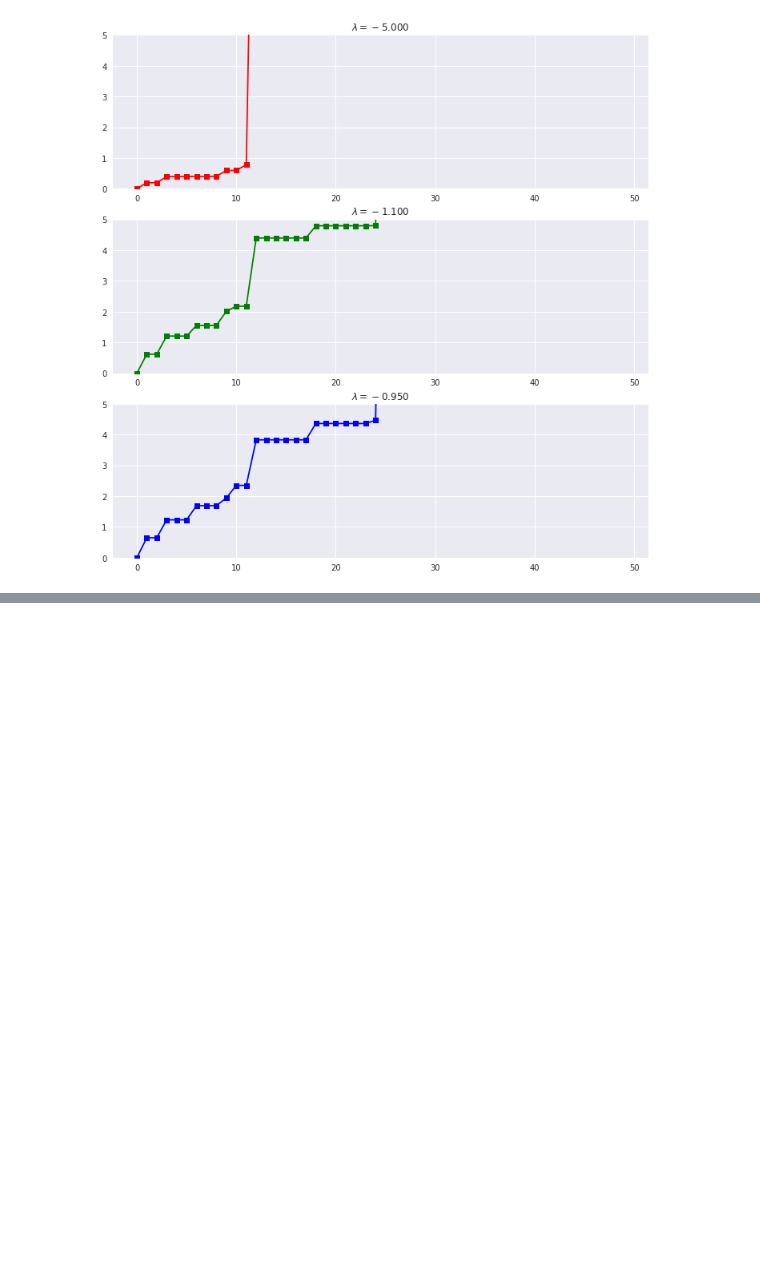
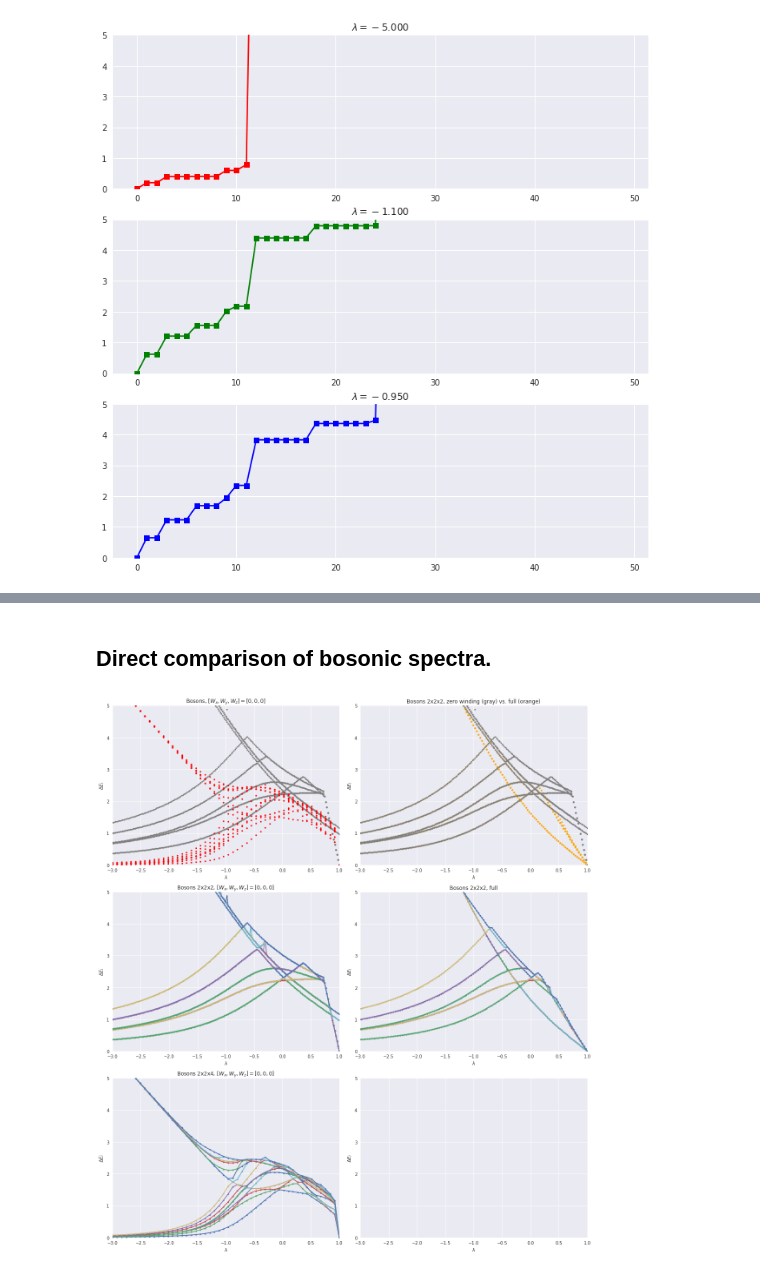
Before and after one commit to cygnus2/FQLMs, a Jupyter notebook: python_notebooks/multi_fermion_spectra.ipynb, the cells around one changed output, grey strips where cells are left out. Cells and saved outputs as stored; diff of their text form; code cells hidden in the pictures; blank space fills up the shorter version.

```diff
--- a/python_notebooks/multi_fermion_spectra.ipynb
+++ b/python_notebooks/multi_fermion_spectra.ipynb
@@ -142,0 +204,70 @@ with plt.style.context('seaborn'):
+# %% [markdown]
+## Direct comparison of bosonic spectra.
+# %%
+# Read the data.
+datafiles = {
+    '2x2x2' : '../python_data/multi_spectrum_bosons_wx_2-wy_2-wz_2_2x2x2.dat',
+    '2x2x4' : '../python_data/multi_spectrum_bosons_wx_4-wy_4-wz_2_2x2x4.dat'
+}
+datafiles_full = {
+    '2x2x2' : '../python_data/multi_spectrum_bosons_2x2x2.hdf5'
+}
+colors = {
+    '2x2x2' : 'gray',
+    '2x2x4' : 'red'
+}
+
+with plt.style.context('seaborn'):
+    fig, ax = plt.subplots(3,2, squeeze=False)
+    fig.set_size_inches(16, 18)
+
+    n_states = 20
+
+    # ---
+    # Plot only (0,0,0) winding sector.
+
+    for k, (label, datafile) in enumerate(datafiles.items()):
+        lambdas, data = retrieve_spectrum_numpy(datafile, cutoff=n_states)
+        df = retrieve_spectrum_pandas(datafile)
+        gs = data[:,0]
+        for i in range(1, n_states):
+            ax[0,0].plot(lambdas, data[:,i]-gs, marker='.', ls='', color=colors[label])
+            ax[k+1,0].plot(lambdas, data[:,i]-gs, marker='.', ls='-')
+
+    # ---
+    # Comparison to full spectrum (only for 2x2x2).
+
+    # Full data.
+    lambdas, data = retrieve_spectrum_numpy(datafiles['2x2x2'], cutoff=n_states)
+    df = retrieve_spectrum_pandas(datafiles['2x2x2'])
+    gs = data[:,0]
+    for i in range(1, n_states):
+        ax[0,1].plot(lambdas, data[:,i]-gs, marker='.', ls='', color='gray', zorder=10)
+
+    # WS 000
+    lambdas, data = retrieve_spectrum_numpy(datafiles_full['2x2x2'], cutoff=n_states)
+    df = retrieve_spectrum_pandas(datafiles_full['2x2x2'])
+    gs = data[:,0]
+    for i in range(1, n_states):
+        ax[0,1].plot(lambdas, data[:,i]-gs, marker='.', ls='', color='orange', zorder=5)
+        ax[1,1].plot(lambdas, data[:,i]-gs, marker='.', ls='-')
+
+
+    for k in range(3):
+        for j in range(2):
+            ax[k,j].set_xlabel('$\\lambda$')
+            ax[k,j].set_ylabel('$\\Delta E_i$')
+            ax[k,j].set_ylim(0, 5)
+            ax[k,j].set_xlim(-3,1)
+    ax[0,0].set_title('Bosons, $[W_x, W_y, W_z] = [0,0,0]$')
+    ax[1,0].set_title('Bosons 2x2x2, $[W_x, W_y, W_z] = [0,0,0]$')
+    ax[2,0].set_title('Bosons 2x2x4, $[W_x, W_y, W_z] = [0,0,0]$')
+
+
+    ax[0,1].set_title('Bosons 2x2x2, zero winding (gray) vs. full (orange)')
+    ax[1,1].set_title('Bosons 2x2x2, full')
+
+    fig.tight_layout()
+    fig.savefig('bosons_spectrum_comparison.png')
+# %% [output]
+[figure, added]
```
Also changed, not shown: parts of 2 cells of this notebook, 14 other files.
